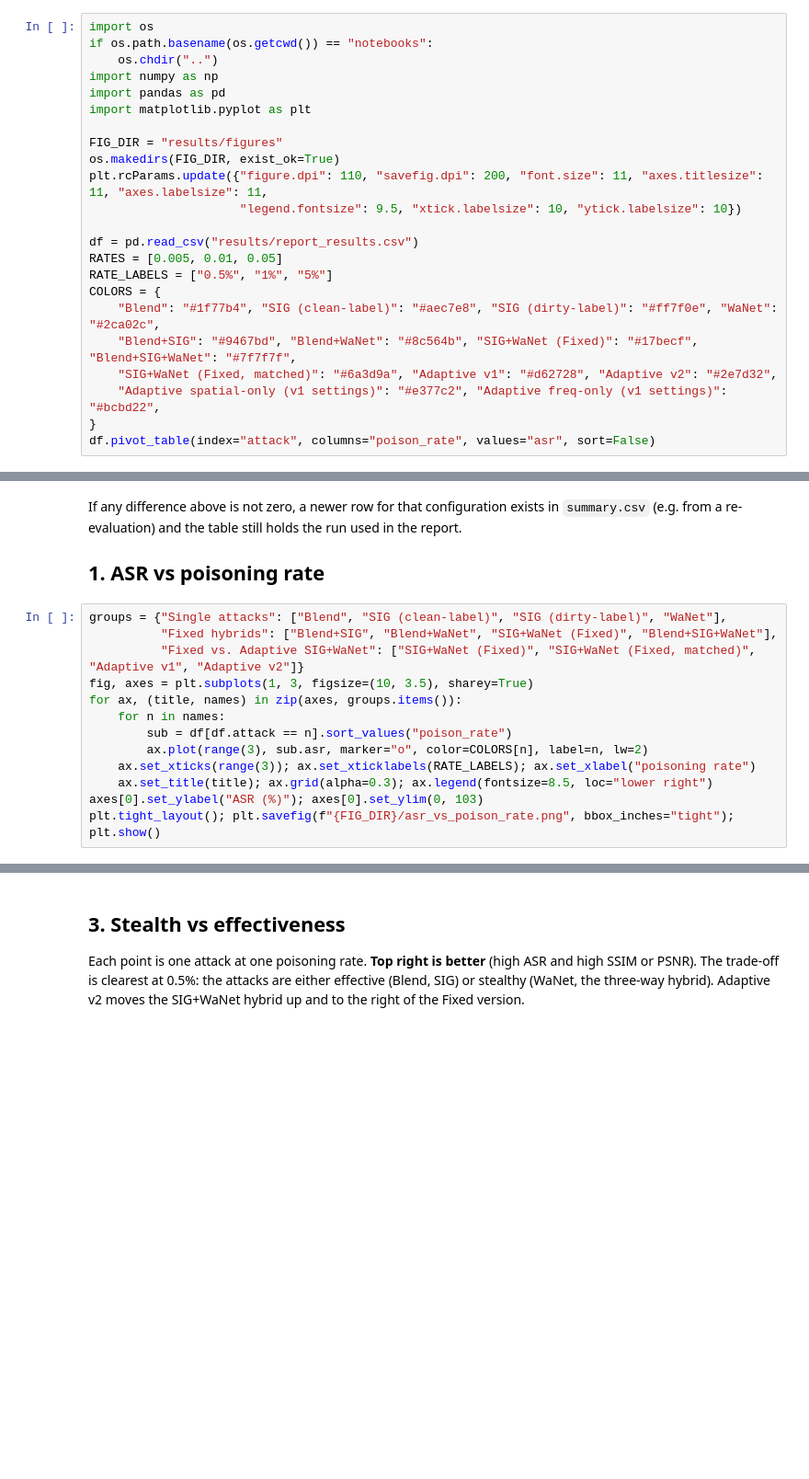
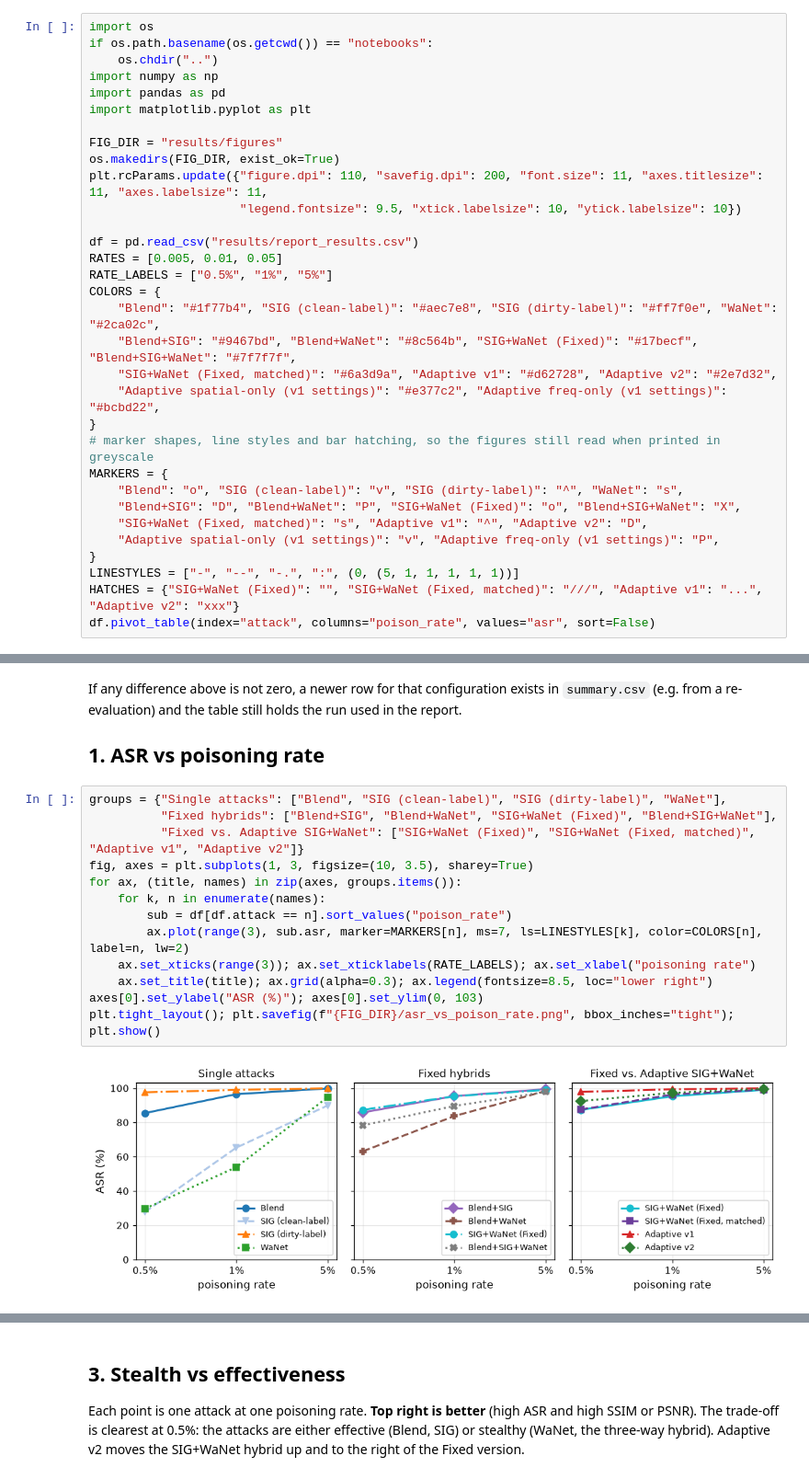
Before and after one commit to KiongLu/FYP_Neural_Network_Backdoor_Attacks, a Jupyter notebook: notebooks/result_visualization.ipynb, the cells around one changed output, grey strips where cells are left out. Shown at 92% size. Saved outputs shown, nothing was run; the diff lists cells and outputs as text; blank space fills up the shorter version.

```diff
--- a/notebooks/result_visualization.ipynb
+++ b/notebooks/result_visualization.ipynb
@@ -41,6 +43,15 @@ COLORS = {
     "SIG+WaNet (Fixed, matched)": "#6a3d9a", "Adaptive v1": "#d62728", "Adaptive v2": "#2e7d32",
     "Adaptive spatial-only (v1 settings)": "#e377c2", "Adaptive freq-only (v1 settings)": "#bcbd22",
 }
+# marker shapes, line styles and bar hatching, so the figures still read when printed in greyscale
+MARKERS = {
+    "Blend": "o", "SIG (clean-label)": "v", "SIG (dirty-label)": "^", "WaNet": "s",
+    "Blend+SIG": "D", "Blend+WaNet": "P", "SIG+WaNet (Fixed)": "o", "Blend+SIG+WaNet": "X",
+    "SIG+WaNet (Fixed, matched)": "s", "Adaptive v1": "^", "Adaptive v2": "D",
+    "Adaptive spatial-only (v1 settings)": "v", "Adaptive freq-only (v1 settings)": "P",
+}
+LINESTYLES = ["-", "--", "-.", ":", (0, (5, 1, 1, 1, 1, 1))]
+HATCHES = {"SIG+WaNet (Fixed)": "", "SIG+WaNet (Fixed, matched)": "///", "Adaptive v1": "...", "Adaptive v2": "xxx"}
 df.pivot_table(index="attack", columns="poison_rate", values="asr", sort=False)
 # %% [output]
 | poison_rate | 0.005 | 0.010 | 0.050 |
@@ -104,16 +115,18 @@ If any difference above is not zero, a newer row for that configuration exists i
 # %%
 groups = {"Single attacks": ["Blend", "SIG (clean-label)", "SIG (dirty-label)", "WaNet"],
           "Fixed hybrids": ["Blend+SIG", "Blend+WaNet", "SIG+WaNet (Fixed)", "Blend+SIG+WaNet"],
           "Fixed vs. Adaptive SIG+WaNet": ["SIG+WaNet (Fixed)", "SIG+WaNet (Fixed, matched)", "Adaptive v1", "Adaptive v2"]}
 fig, axes = plt.subplots(1, 3, figsize=(10, 3.5), sharey=True)
 for ax, (title, names) in zip(axes, groups.items()):
-    for n in names:
+    for k, n in enumerate(names):
         sub = df[df.attack == n].sort_values("poison_rate")
-        ax.plot(range(3), sub.asr, marker="o", color=COLORS[n], label=n, lw=2)
+        ax.plot(range(3), sub.asr, marker=MARKERS[n], ms=7, ls=LINESTYLES[k], color=COLORS[n], label=n, lw=2)
     ax.set_xticks(range(3)); ax.set_xticklabels(RATE_LABELS); ax.set_xlabel("poisoning rate")
     ax.set_title(title); ax.grid(alpha=0.3); ax.legend(fontsize=8.5, loc="lower right")
 axes[0].set_ylabel("ASR (%)"); axes[0].set_ylim(0, 103)
 plt.tight_layout(); plt.savefig(f"{FIG_DIR}/asr_vs_poison_rate.png", bbox_inches="tight"); plt.show()
+# %% [output]
+[figure, added]
 # %% [markdown]
 ## 2. Clean accuracy
 
```
Also changed, not shown: parts of 19 cells of this notebook, 59 other files.
